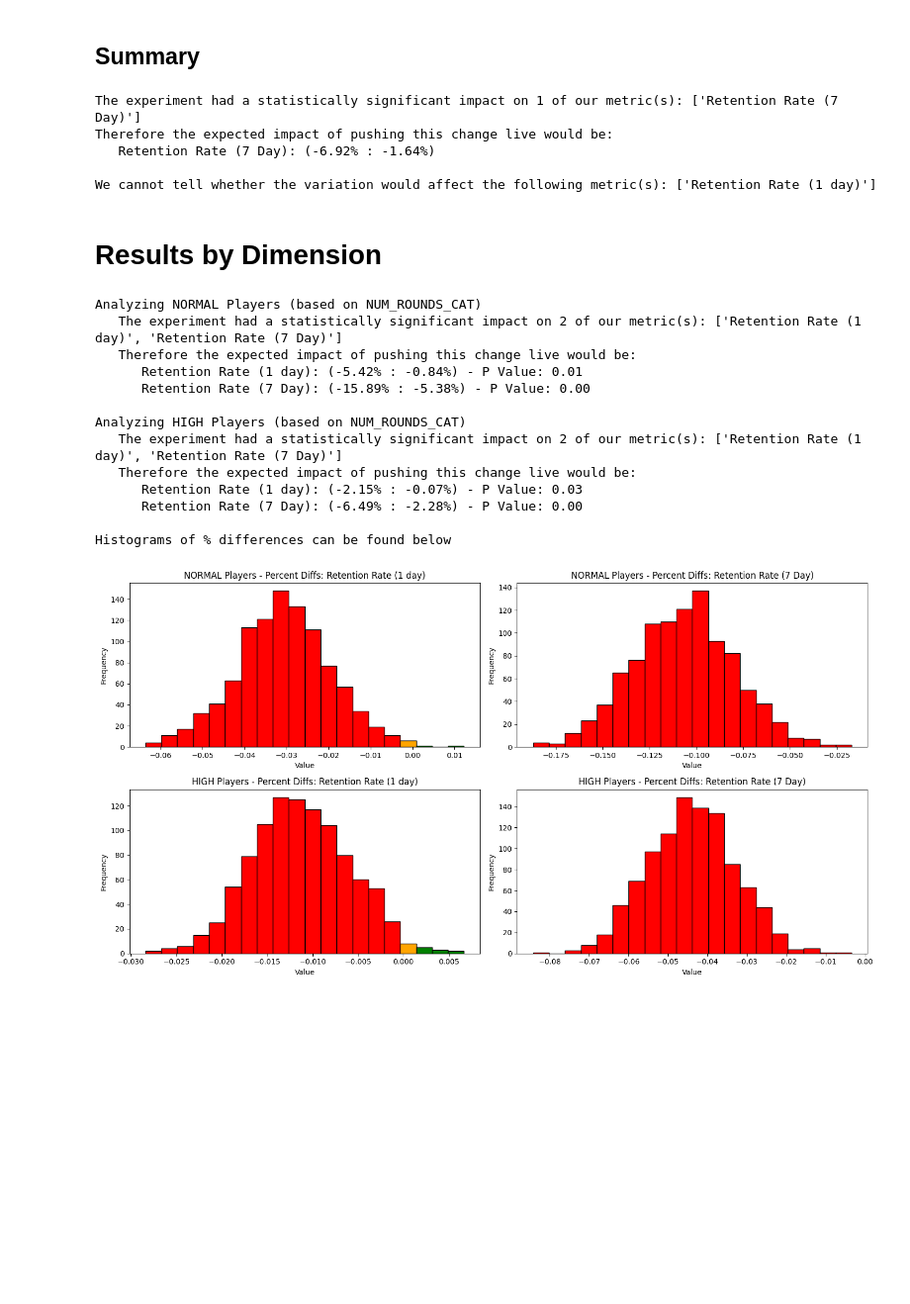
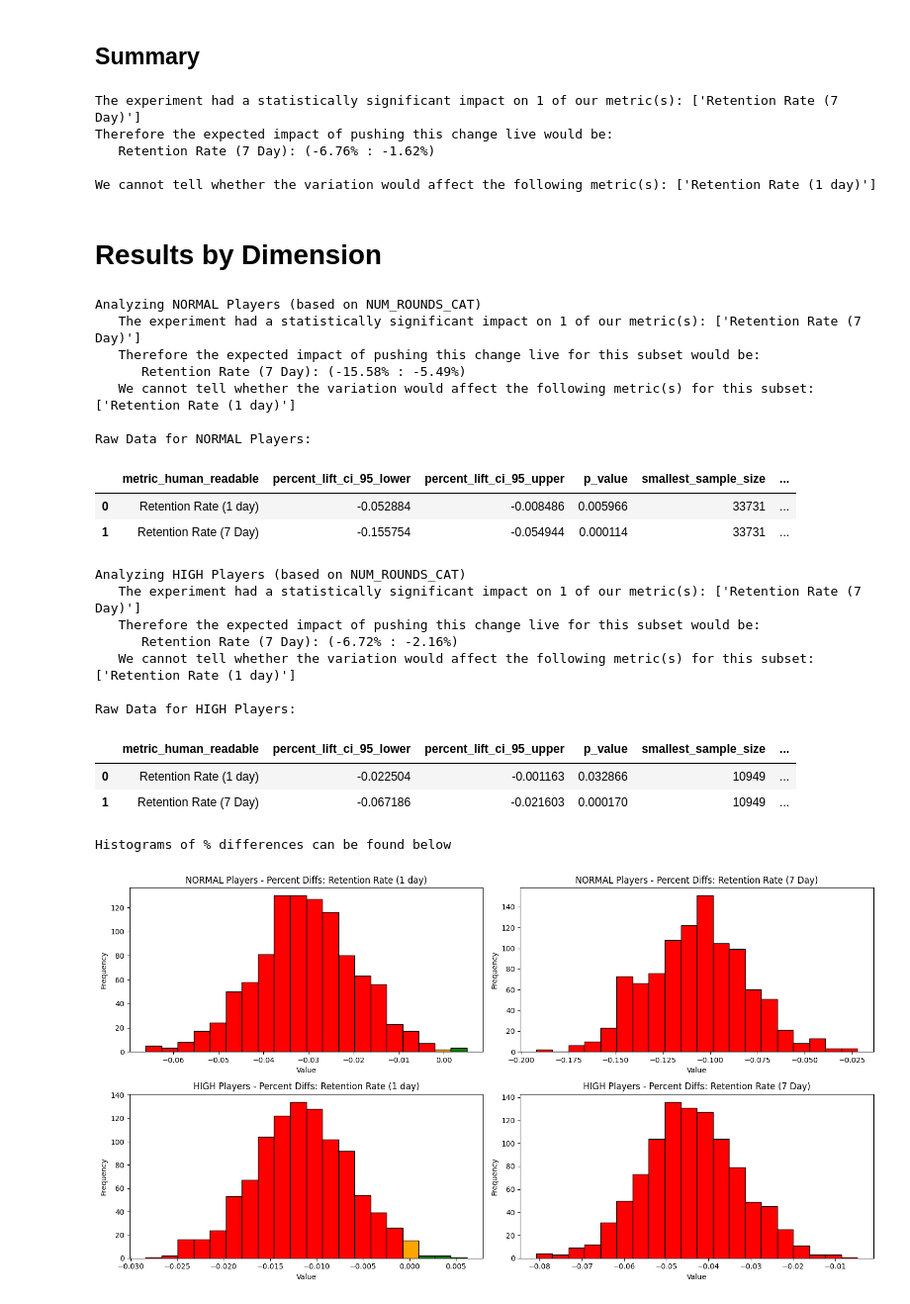
Before and after one commit to BigDataTombrose/analytics_portfolio, a Jupyter notebook: AB Test Exercise/AB Test Analysis.ipynb, the cells around one changed output. Shown: that part at 99% size. Saved outputs shown, nothing was run; the diff lists cells and outputs as text; code cells hidden in the pictures; blank space fills up the shorter version.

```diff
--- a/AB Test Exercise/AB Test Analysis.ipynb
+++ b/AB Test Exercise/AB Test Analysis.ipynb
@@ -248,10 +328,10 @@ fig, ax = plt.subplots(1,len(metric_list), figsize=(15,4))
 
 for row_num, row in enumerate(confidence_interval_values, start=0):
     print("Analyzing %s" % metric_human_readable[row['metric']])
-    if ((row['percent_lift_ci_95_lower'] > 0) & (row['percent_lift_ci_95_upper'] > 0)) | ((row['percent_lift_ci_95_lower'] < 0) & (row['percent_lift_ci_95_upper'] < 0)):
-        stat_sig_string = 'Statistically Significant'
+    if (row['percent_lift_ci_95_lower'] > 0) | (row['percent_lift_ci_95_upper'] < 0):
+        stat_sig_string = "Confidence interval doesn't cross 0. Statistically Significant"
     else:
-        stat_sig_string = 'NOT Statistically Significant'
+        stat_sig_string = 'Confidence interval crosses 0. NOT Statistically Significant'
     print("   Result: %s (%.2f%% : %.2f%%)" % (stat_sig_string, row['percent_lift_ci_95_lower']*100, row['percent_lift_ci_95_upper']*100))
     print("")
 
@@ -286,12 +392,19 @@ Analyzing Retention Rate (7 Day)
 # %%
 results_df = pd.DataFrame(raw_values).merge(pd.DataFrame(p_values), on='metric', how='inner')
 results_df = results_df.merge(pd.DataFrame(confidence_interval_values), on='metric', how='inner')
+results_df = results_df.merge(pd.DataFrame(minimum_sample_size_values), on='metric', how='inner')
 
-results_df = results_df[['metric', 'control_mean', 'variation_mean', 'p_value', 'percent_lift_ci_95_lower', 'percent_lift_ci_95_upper']]
 results_df['metric_human_readable']  = results_df.metric.apply(lambda x: metric_human_readable[x])
+results_df['stat_sig_test'] = np.where(
+    (results_df.p_value < 0.05) &
+    (results_df.smallest_sample_size >= results_df.required_sample_size) &
+    ((results_df.percent_lift_ci_95_lower > 0) | (results_df.percent_lift_ci_95_upper < 0)),
+    True,
+    False
+)
 
-stat_sig_results_df = results_df[results_df.p_value < 0.05]
-not_stat_sig_results_df = results_df[results_df.p_value >= 0.05]
+stat_sig_results_df = results_df[results_df.stat_sig_test == True]
+not_stat_sig_results_df = results_df[results_df.stat_sig_test == False]
 
 if len(stat_sig_results_df) > 0:
     print("The experiment had a statistically significant impact on %d of our metric(s): %s" % (len(stat_sig_results_df), str(stat_sig_results_df['metric_human_readable'].to_list())))
@@ -303,7 +416,7 @@ if len(not_stat_sig_results_df) > 0:
 # %% [output]
 The experiment had a statistically significant impact on 1 of our metric(s): ['Retention Rate (7 Day)']
 Therefore the expected impact of pushing this change live would be:
-   Retention Rate (7 Day): (-6.92% : -1.64%)
+   Retention Rate (7 Day): (-6.76% : -1.62%)
 
 We cannot tell whether the variation would affect the following metric(s): ['Retention Rate (1 day)']
 # %% [markdown]
@@ -337,8 +450,14 @@ for dimension in dimension_list:
             metric_list = metric_list
         )
 
+        temp_minimum_sample_size_values =sample_size_binary_relative(
+            input_df = temp_df,
+            metric_list = metric_list
+        )
+
         temp_results_df = pd.DataFrame(temp_raw_values).merge(pd.DataFrame(temp_p_values), on='metric', how='inner')
         temp_results_df = temp_results_df.merge(pd.DataFrame(temp_confidence_interval_values), on='metric', how='inner')
+        temp_results_df = temp_results_df.merge(pd.DataFrame(temp_minimum_sample_size_values), on='metric', how='inner')
 
         chart_column = 0
         for index, row in temp_results_df.iterrows():
@@ -352,46 +471,66 @@ for dimension in dimension_list:
                     color = 'red'      # Entire bin is below 0
                 elif left > 0:
                     color = 'green'    # Entire bin is above 0
                 else:
                     color = 'orange'   # Bin crosses 0
                 ax[chart_row, chart_column].bar(center, counts[i], width=width, color=color, edgecolor='black', align='center')
                 ax[chart_row, chart_column].set_title('%s Players - Percent Diffs: %s' % (dimension_value, metric_human_readable[row['metric']]))
                 ax[chart_row, chart_column].set_xlabel('Value')
                 ax[chart_row, chart_column].set_ylabel('Frequency')
             chart_column = chart_column + 1
         chart_row = chart_row + 1
 
 
-        temp_results_df = temp_results_df[['metric', 'control_mean', 'variation_mean', 'p_value','percent_lift_ci_95_lower', 'percent_lift_ci_95_upper']]
         temp_results_df['metric_human_readable']  = temp_results_df.metric.apply(lambda x: metric_human_readable[x])
-        temp_stat_sig_results_df = temp_results_df[temp_results_df.p_value < 0.05]
-        temp_not_stat_sig_results_df = temp_results_df[temp_results_df.p_value >= 0.05]
+        temp_results_df['stat_sig_test'] = np.where(
+            (temp_results_df.p_value < 0.05) &
+            (temp_results_df.smallest_sample_size >= temp_results_df.required_sample_size) &
+            ((temp_results_df.percent_lift_ci_95_lower > 0) | (temp_results_df.percent_lift_ci_95_upper < 0)),
+            True,
+            False
+        )
+
+        temp_stat_sig_results_df = temp_results_df[temp_results_df.stat_sig_test == True]
+        temp_not_stat_sig_results_df = temp_results_df[temp_results_df.stat_sig_test == False]
+
 
         if len(temp_stat_sig_results_df) > 0:
             print("   The experiment had a statistically significant impact on %d of our metric(s): %s" % (len(temp_stat_sig_results_df), str(temp_stat_sig_results_df['metric_human_readable'].to_list())))
             print("   Therefore the expected impact of pushing this change live for this subset would be:")
             for index, row in temp_stat_sig_results_df.iterrows():
-                print("      %s: (%.2f%% : %.2f%%) - P Value: %.2f" % (row['metric_human_readable'], row['percent_lift_ci_95_lower']*100, row['percent_lift_ci_95_upper']*100, row['p_value']))
+                print("      %s: (%.2f%% : %.2f%%)" % (row['metric_human_readable'], row['percent_lift_ci_95_lower']*100, row['percent_lift_ci_95_upper']*100))
         if len(temp_not_stat_sig_results_df) > 0:
             print("   We cannot tell whether the variation would affect the following metric(s) for this subset: %s" % (str(temp_not_stat_sig_results_df['metric_human_readable'].to_list())))
+
+        print("   \nRaw Data for %s Players:" % (dimension_value))
+        display(temp_results_df[['metric_human_readable', 'percent_lift_ci_95_lower', 'percent_lift_ci_95_upper', 'p_value', 'smallest_sample_size', 'required_sample_size']])
+
         print("")
 
 
 print("Histograms of % differences can be found below")
 plt.tight_layout()
 plt.show()
 # %% [output]
 Analyzing NORMAL Players (based on NUM_ROUNDS_CAT)
-   The experiment had a statistically significant impact on 2 of our metric(s): ['Retention Rate (1 day)', 'Retention Rate (7 Day)']
-   Therefore the expected impact of pushing this change live would be:
-      Retention Rate (1 day): (-5.42% : -0.84%) - P Value: 0.01
-      Retention Rate (7 Day): (-15.89% : -5.38%) - P Value: 0.00
+   The experiment had a statistically significant impact on 1 of our metric(s): ['Retention Rate (7 Day)']
+   Therefore the expected impact of pushing this change live for this subset would be:
+      Retention Rate (7 Day): (-15.58% : -5.49%)
+   We cannot tell whether the variation would affect the following metric(s) for this subset: ['Retention Rate (1 day)']
 
-Analyzing HIGH Players (based on NUM_ROUNDS_CAT)
-   The experiment had a statistically significant impact on 2 of our metric(s): ['Retention Rate (1 day)', 'Retention Rate (7 Day)']
-   Therefore the expected impact of pushing this change live would be:
-      Retention Rate (1 day): (-2.15% : -0.07%) - P Value: 0.03
-      Retention Rate (7 Day): (-6.49% : -2.28%) - P Value: 0.00
-
-Histograms of % differences can be found below
+Raw Data for NORMAL Players:
+|  | metric_human_readable | percent_lift_ci_95_lower | percent_lift_ci_95_upper | p_value | smallest_sample_size | ... |
+| 0 | Retention Rate (1 day) | -0.052884 | -0.008486 | 0.005966 | 33731 | ... |
+| 1 | Retention Rate (7 Day) | -0.155754 | -0.054944 | 0.000114 | 33731 | ... |
+Analyzing HIGH Players (based on NUM_ROUNDS_CAT)
+   The experiment had a statistically significant impact on 1 of our metric(s): ['Retention Rate (7 Day)']
+   Therefore the expected impact of pushing this change live for this subset would be:
+      Retention Rate (7 Day): (-6.72% : -2.16%)
+   We cannot tell whether the variation would affect the following metric(s) for this subset: ['Retention Rate (1 day)']
+
+Raw Data for HIGH Players:
+|  | metric_human_readable | percent_lift_ci_95_lower | percent_lift_ci_95_upper | p_value | smallest_sample_size | ... |
+| 0 | Retention Rate (1 day) | -0.022504 | -0.001163 | 0.032866 | 10949 | ... |
+| 1 | Retention Rate (7 Day) | -0.067186 | -0.021603 | 0.000170 | 10949 | ... |
+Histograms of % differences can be found below
-[figure, old version]
+[figure, new version]
```
Also changed, not shown: parts of 9 cells of this notebook.
